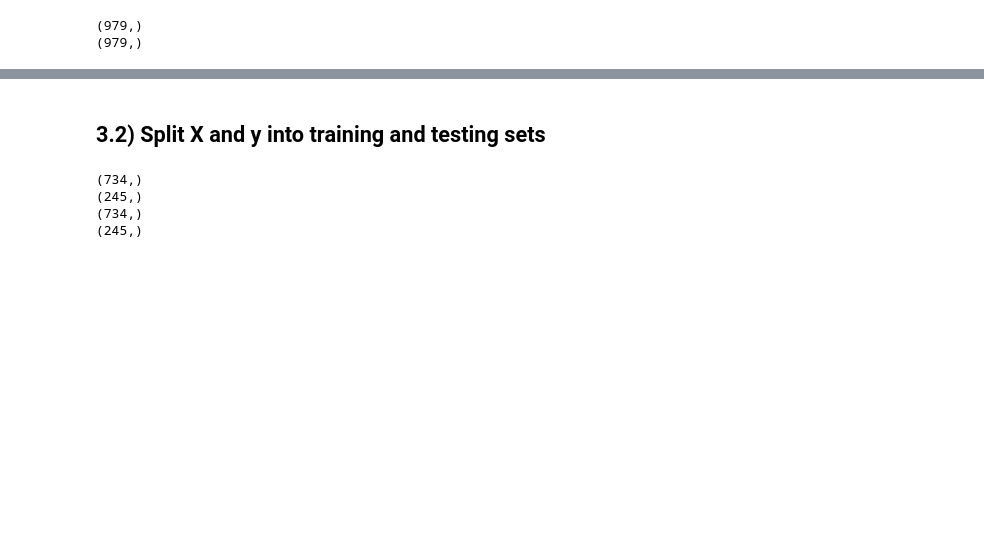
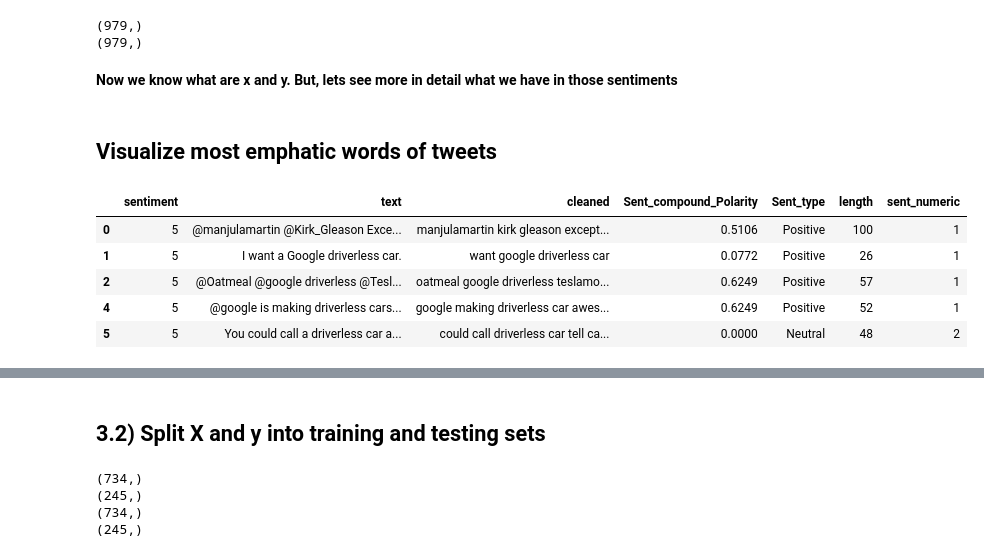
Before and after one commit to HassanSherwani/Kaggle_Challenges, a Jupyter notebook: Self-driving_cars/Self_drive_car_modeling-attempt1.ipynb, the cells around one changed output, grey strips where cells are left out. Saved outputs shown, nothing was run; the diff lists cells and outputs as text; code cells hidden in the pictures; blank space fills up the shorter version.

```diff
--- a/Self-driving_cars/Self_drive_car_modeling-attempt1.ipynb
+++ b/Self-driving_cars/Self_drive_car_modeling-attempt1.ipynb
@@ -237,3 +237,16 @@ print(y.shape)
 # %% [output]
 (979,)
 (979,)
+# %% [markdown]
+**Now we know what are x and y. But, lets see more in detail what we have in those sentiments**
+# %% [markdown]
+## Visualize most emphatic words of tweets
+# %%
+data.head()
+# %% [output]
+|  | sentiment | text | cleaned | Sent_compound_Polarity | Sent_type | length | sent_numeric |
+| 0 | 5 | @manjulamartin @Kirk_Gleason Exce... | manjulamartin kirk gleason except... | 0.5106 | Positive | 100 | 1 |
+| 1 | 5 | I want a Google driverless car. | want google driverless car | 0.0772 | Positive | 26 | 1 |
+| 2 | 5 | @Oatmeal @google driverless @Tesl... | oatmeal google driverless teslamo... | 0.6249 | Positive | 57 | 1 |
+| 4 | 5 | @google is making driverless cars... | google making driverless car awes... | 0.6249 | Positive | 52 | 1 |
+| 5 | 5 | You could call a driverless car a... | could call driverless car tell ca... | 0.0000 | Neutral | 48 | 2 |
```
Also changed, not shown: parts of 61 cells of this notebook.
